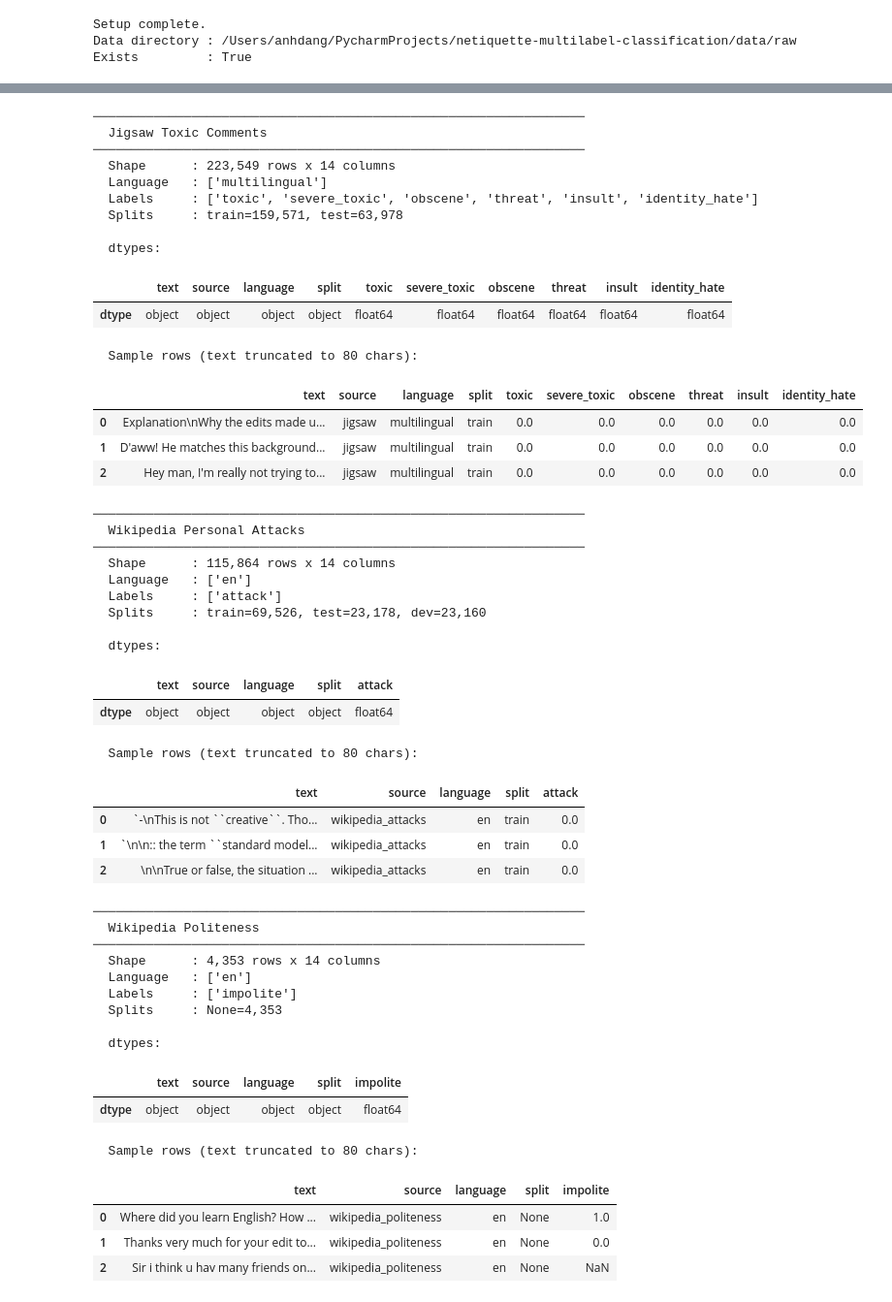
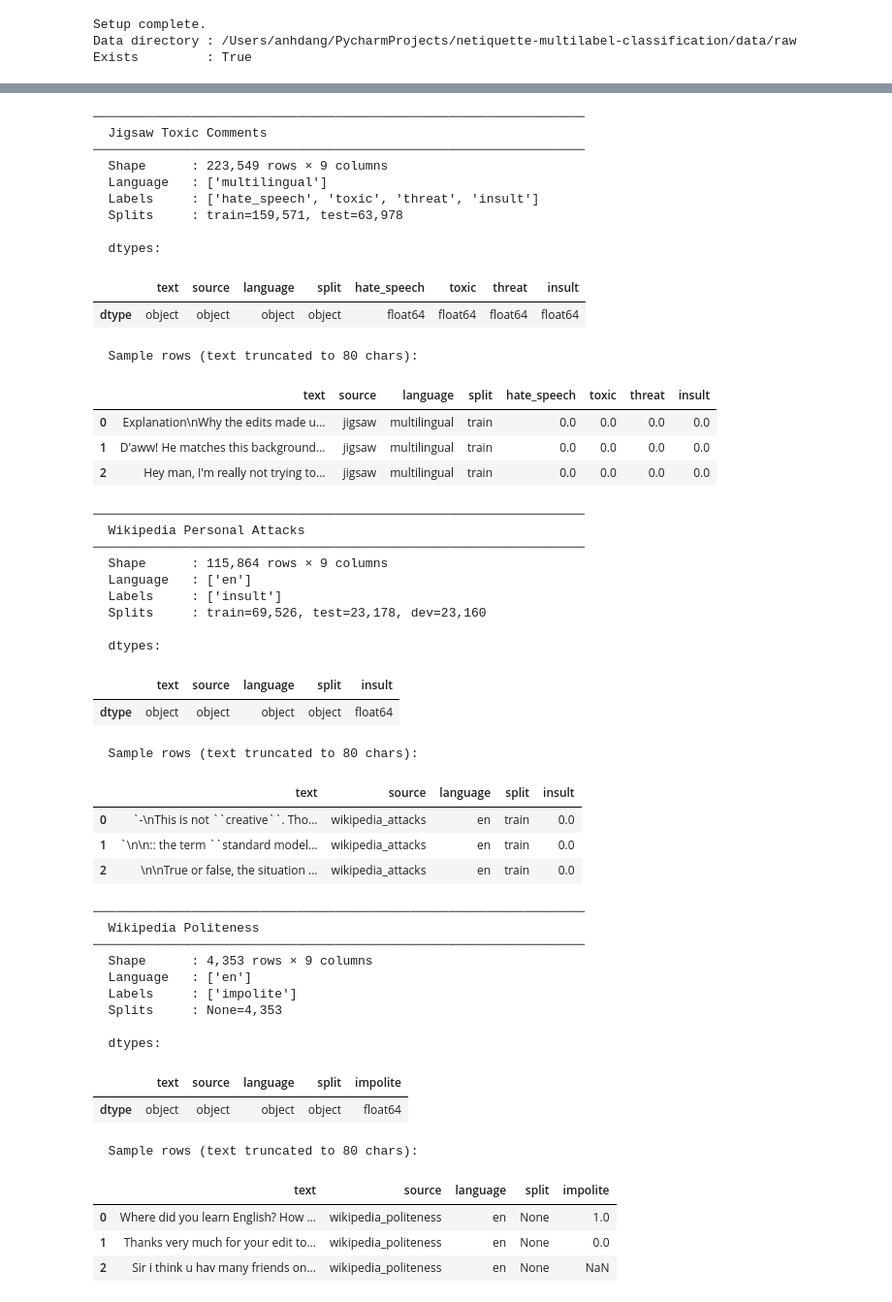
Before and after one commit to dvhanh-code/netiquette-multilabel-classification, a Jupyter notebook: notebooks/01_eda.ipynb, the cells around one changed output, grey strips where cells are left out. Shown at 97% size. Cells and saved outputs as stored; diff of their text form; code cells hidden in the pictures.

```diff
--- a/notebooks/01_eda.ipynb
+++ b/notebooks/01_eda.ipynb
@@ -114,8 +142,9 @@ from src.dataset.loaders import (
     GMHP7kLoader,
     HOCON34kLoader,
 )
-from src.dataset.schema import ALL_LABELS, CORPUS_LABELS
+from src.dataset.schema import ALL_LABELS, CORPUS_LABELS, SCHEMA_COLUMNS
 
+# Maps display name → schema source key
 SOURCE_KEY = {
     'Jigsaw Toxic Comments':       'jigsaw',
     'Wikipedia Personal Attacks':  'wikipedia_attacks',
@@ -136,13 +165,19 @@ LOADER_MAP = {
     'HOCON34k':                    HOCON34kLoader(),
 }
 
+print(f'Unified schema  : {SCHEMA_COLUMNS}')
+print(f'Active labels   : {ALL_LABELS}  ({len(ALL_LABELS)} total)')
+print()
+
 datasets = {}
 for name, loader in LOADER_MAP.items():
     print(f'Loading {name} ...', end='  ')
     df = loader.load(DATA_DIR)
+    # Verify schema contract — all loaders must produce exactly SCHEMA_COLUMNS
+    assert list(df.columns) == SCHEMA_COLUMNS, f'{name}: unexpected columns {df.columns.tolist()}'
     datasets[name] = df
     print(f'{len(df):,} rows')
 
 total = sum(len(d) for d in datasets.values())
-print(f'\nTotal rows across all datasets: {total:,}')
+print(f'\nTotal rows across all corpora: {total:,}')
 # %% [output]
@@ -163,63 +201,64 @@ for name, df in datasets.items():
     labels  = CORPUS_LABELS[src_key]
 
     print(SEP)
     print(f'  {name}')
     print(SEP)
-    print(f'  Shape      : {df.shape[0]:,} rows x {df.shape[1]} columns')
+    print(f'  Shape      : {df.shape[0]:,} rows × {df.shape[1]} columns')
     print(f'  Language   : {df["language"].unique().tolist()}')
     print(f'  Labels     : {labels}')
 
     split_counts = df['split'].value_counts(dropna=False)
     split_str = ', '.join(f'{k}={v:,}' for k, v in split_counts.items())
     print(f'  Splits     : {split_str}')
 
+    # Show only the columns this corpus actually annotates
     cols = ['text', 'source', 'language', 'split'] + labels
     print()
     print('  dtypes:')
     display(df[cols].dtypes.to_frame('dtype').T)
 
     print('  Sample rows (text truncated to 80 chars):')
     sample = df[cols].head(3).copy()
-    sample['text'] = sample['text'].str[:80] + '...'
+    sample['text'] = sample['text'].str[:80] + '…'
     display(sample)
     print()
 # %% [output]
 ─────────────────────────────────────────────────────────────────
   Jigsaw Toxic Comments
 ─────────────────────────────────────────────────────────────────
-  Shape      : 223,549 rows x 14 columns
+  Shape      : 223,549 rows × 9 columns
   Language   : ['multilingual']
-  Labels     : ['toxic', 'severe_toxic', 'obscene', 'threat', 'insult', 'identity_hate']
+  Labels     : ['hate_speech', 'toxic', 'threat', 'insult']
   Splits     : train=159,571, test=63,978
 
   dtypes:
-|  | text | source | language | split | toxic | severe_toxic | obscene | threat | insult | identity_hate |
-| dtype | object | object | object | object | float64 | float64 | float64 | float64 | float64 | float64 |
+|  | text | source | language | split | hate_speech | toxic | threat | insult |
+| dtype | object | object | object | object | float64 | float64 | float64 | float64 |
   Sample rows (text truncated to 80 chars):
-|  | text | source | language | split | toxic | severe_toxic | obscene | threat | insult | identity_hate |
-| 0 | Explanation\nWhy the edits made u... | jigsaw | multilingual | train | 0.0 | 0.0 | 0.0 | 0.0 | 0.0 | 0.0 |
-| 1 | D'aww! He matches this background... | jigsaw | multilingual | train | 0.0 | 0.0 | 0.0 | 0.0 | 0.0 | 0.0 |
-| 2 | Hey man, I'm really not trying to... | jigsaw | multilingual | train | 0.0 | 0.0 | 0.0 | 0.0 | 0.0 | 0.0 |
+|  | text | source | language | split | hate_speech | toxic | threat | insult |
+| 0 | Explanation\nWhy the edits made u... | jigsaw | multilingual | train | 0.0 | 0.0 | 0.0 | 0.0 |
+| 1 | D'aww! He matches this background... | jigsaw | multilingual | train | 0.0 | 0.0 | 0.0 | 0.0 |
+| 2 | Hey man, I'm really not trying to... | jigsaw | multilingual | train | 0.0 | 0.0 | 0.0 | 0.0 |
 ─────────────────────────────────────────────────────────────────
   Wikipedia Personal Attacks
 ─────────────────────────────────────────────────────────────────
-  Shape      : 115,864 rows x 14 columns
+  Shape      : 115,864 rows × 9 columns
   Language   : ['en']
-  Labels     : ['attack']
+  Labels     : ['insult']
   Splits     : train=69,526, test=23,178, dev=23,160
 
   dtypes:
-|  | text | source | language | split | attack |
+|  | text | source | language | split | insult |
 | dtype | object | object | object | object | float64 |
   Sample rows (text truncated to 80 chars):
-|  | text | source | language | split | attack |
+|  | text | source | language | split | insult |
 | 0 | `-\nThis is not ``creative``. Tho... | wikipedia_attacks | en | train | 0.0 |
 | 1 | `\n\n:: the term ``standard model... | wikipedia_attacks | en | train | 0.0 |
 | 2 | \n\nTrue or false, the situation ... | wikipedia_attacks | en | train | 0.0 |
 ─────────────────────────────────────────────────────────────────
   Wikipedia Politeness
 ─────────────────────────────────────────────────────────────────
-  Shape      : 4,353 rows x 14 columns
+  Shape      : 4,353 rows × 9 columns
   Language   : ['en']
   Labels     : ['impolite']
   Splits     : None=4,353
```
Also changed, not shown: parts of 15 cells of this notebook, 5 other files.
